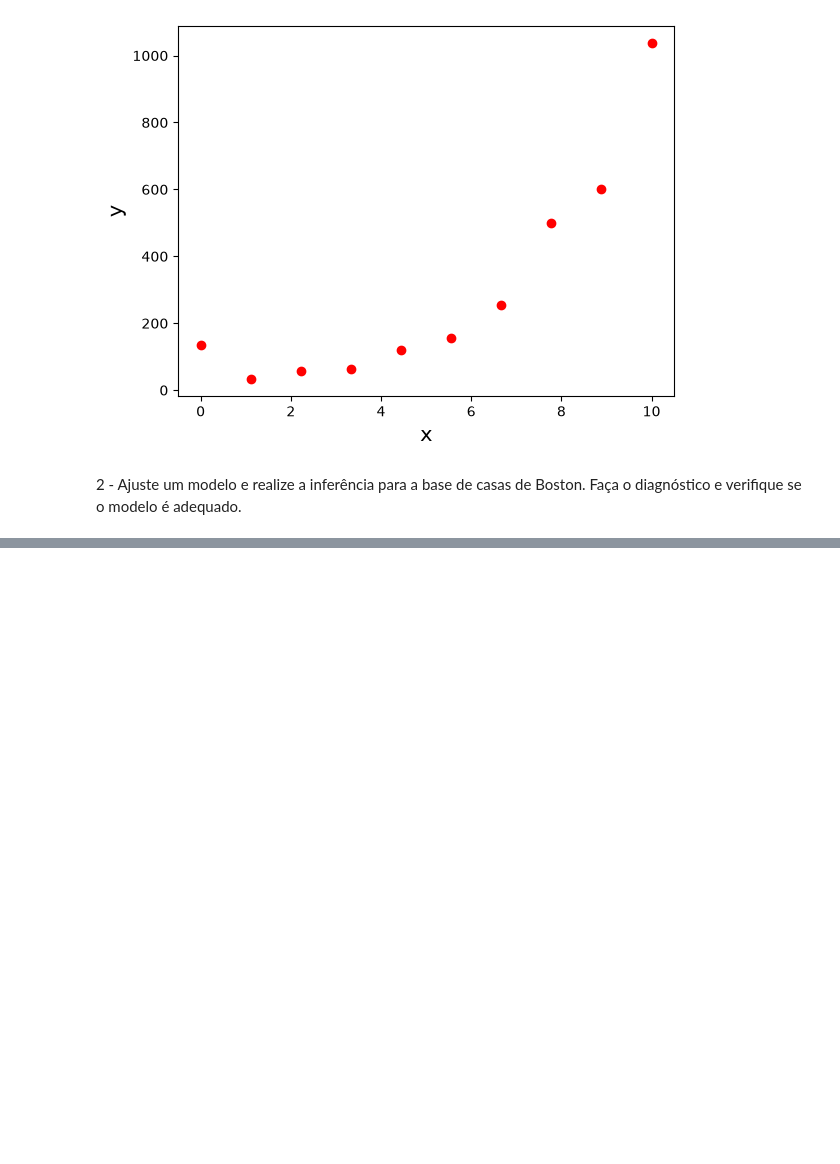
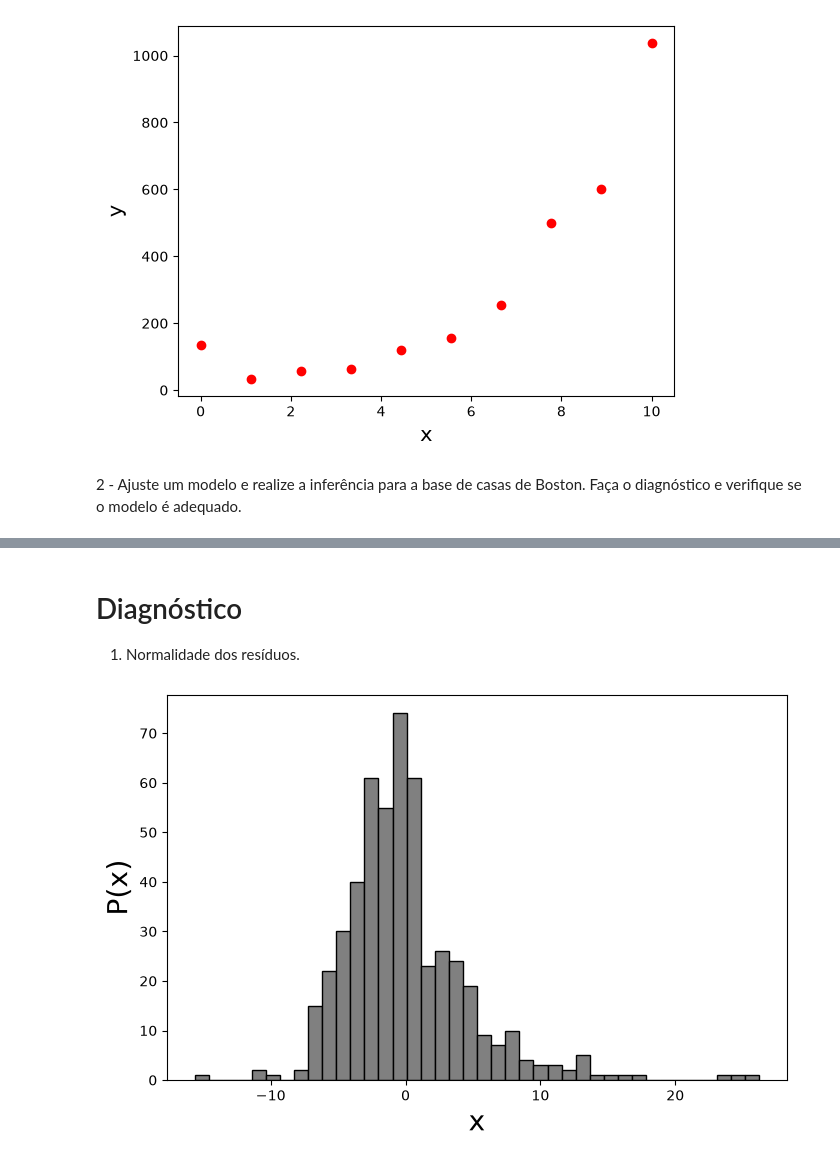
Before and after one commit to saulosgil/CursoMLeCD-USP, a Jupyter notebook: 5-regressao multivariada/Aula06-Regressao-p2.ipynb, the cells around one changed output, grey strips where cells are left out. Cells and saved outputs as stored; diff of their text form; code cells hidden in the pictures; blank space fills up the shorter version.

```diff
--- a/5-regressao multivariada/Aula06-Regressao-p2.ipynb
+++ b/5-regressao multivariada/Aula06-Regressao-p2.ipynb
@@ -523,3 +507,12 @@ plt.show(True)
 [figure]
 # %% [markdown]
 2 - Ajuste um modelo e realize a inferência para a base de casas de Boston. Faça o diagnóstico e verifique se o modelo é adequado.
+# %%
+import pandas as pd
+
+planilha = r"C:\Users\saulosgil\OneDrive\Documentos\CursoMLeCD-USP\data\BostonHousing.csv"
+
+data = pd.read_csv(planilha)
+
+print("Número de linhas e colunas:", data.shape)
+data.head()
@@ -525,0 +590,19 @@ plt.show(True)
+# %%
+from statsmodels.formula.api import ols
+
+# valor a ser predito
+ylabel = data.columns[-1]
+data.head(10)
+
+# monta o modelo: y ~ x1 + x2 + ...
+model_string =  data.columns[0]
+features = data.columns[1:-1]
+
+for s in features:
+    model_string = model_string + '+' + s
+model_string = data.columns[-1] + '~' + model_string
+print('Modelo as ser ajustado: ', model_string)
+print(80 * "-")
+
+model = ols(model_string, data).fit()
+print(model.summary())
@@ -525,0 +627,16 @@ plt.show(True)
+# %% [markdown]
+# Diagnóstico
+
+1. Normalidade dos resíduos.
+# %%
+import matplotlib.pyplot as plt
+
+plt.figure(figsize=(8,5))
+residuals = model.resid
+
+plt.hist(residuals, bins=40, color = 'gray', histtype='bar', ec='black')
+plt.xlabel('x', fontsize = 20)
+plt.ylabel('P(x)',fontsize = 20)
+plt.show(True)
+# %% [output]
+[figure, added]
```
Also changed, not shown: parts of 11 cells of this notebook.
